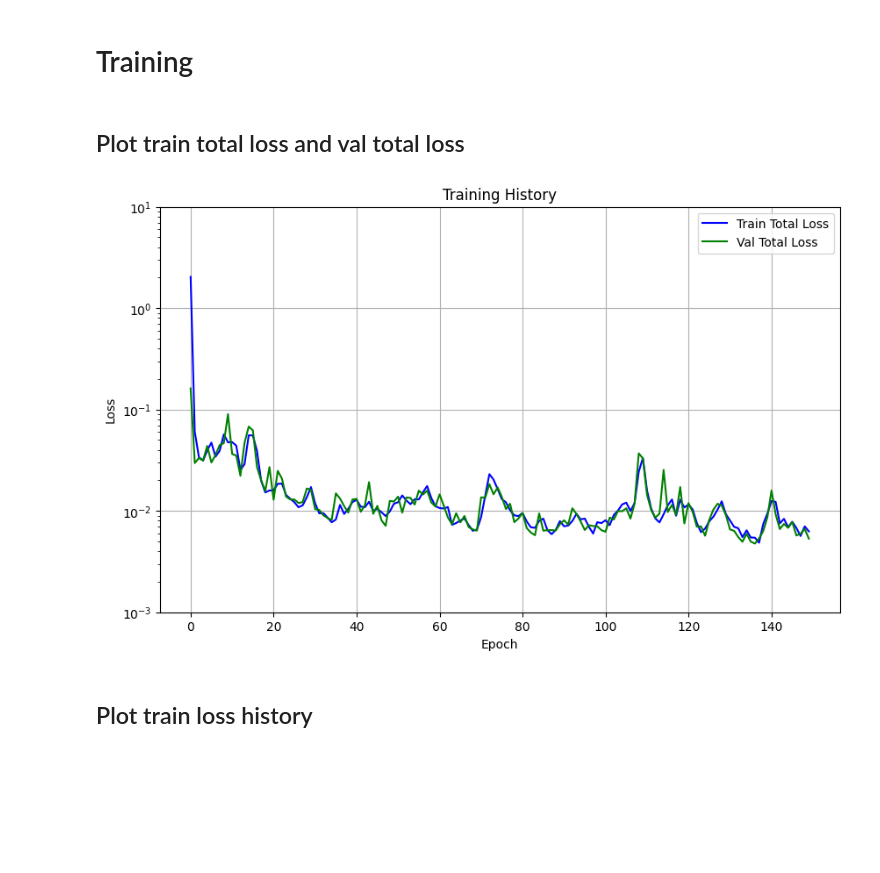
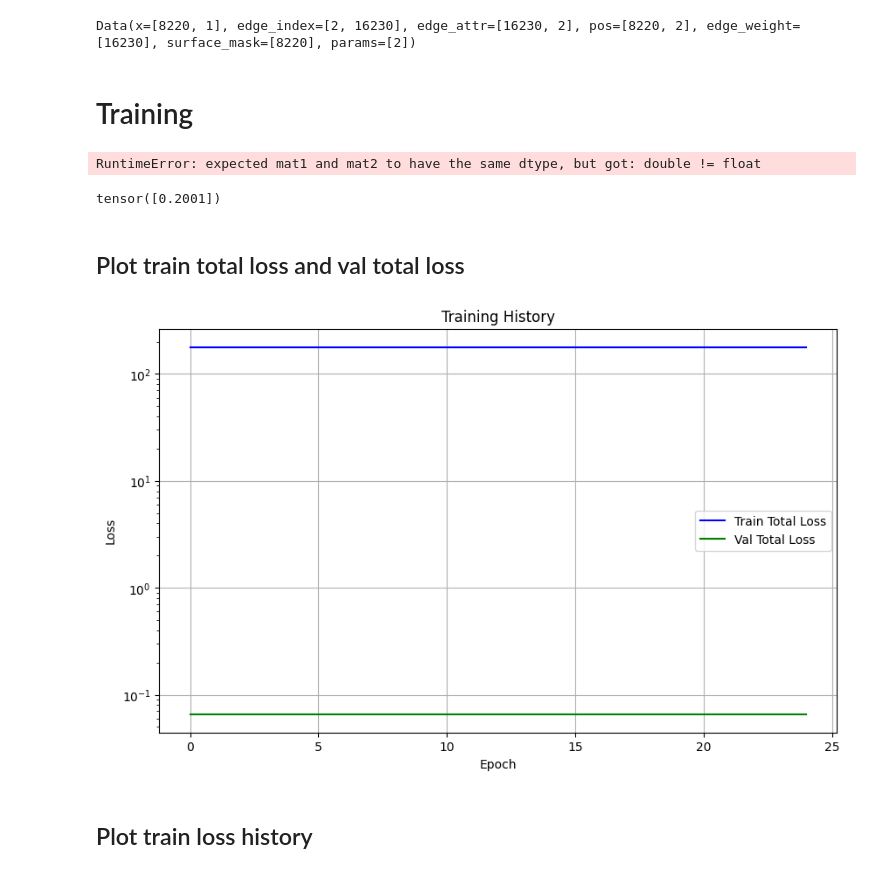
Before and after one commit to Arviano-Yuono/GAE-ROM, a Jupyter notebook: RANS_training.ipynb, the cells around one changed output. Cells and saved outputs as stored; diff of their text form; code cells hidden in the pictures; blank space fills up the shorter version.

```diff
--- a/RANS_training.ipynb
+++ b/RANS_training.ipynb
@@ -34,11 +34,11 @@ val_loader = DataLoader(dataset=val_dataset,
                         shuffle=False,
                         num_workers=config['training']['num_workers'])
 
-mu1 = np.array([10e4, 15e4, 20e4, 25e4, 30e4, 35e4, 40e4, 45e4, 50e4, 55e4, 60e4, 65e4, 70e4, 75e4, 80e4, 85e4, 90e4, 95e4, 100e4])
-mu2 = np.array([0, 1, 2, 3, 4, 5, 6, 7, 8, 9, 10, 11, 12, 13, 14, 15, 16, 17, 18, 19, 20])
-mu_space = [mu1, mu2]
-params = torch.tensor(np.array(list(product(*mu_space))))
-params = params.to(device)
+# mu1 = np.array([10e4, 15e4, 20e4, 25e4, 30e4, 35e4, 40e4, 45e4, 50e4, 55e4, 60e4, 65e4, 70e4, 75e4, 80e4, 85e4, 90e4, 95e4, 100e4])
+# mu2 = np.array([0, 1, 2, 3, 4, 5, 6, 7, 8, 9, 10, 11, 12, 13, 14, 15, 16, 17, 18, 19, 20])
+# mu_space = [mu1, mu2]
+# params = torch.tensor(np.array(list(product(*mu_space))))
+# params = params.to(device)
 
 num_graphs = train_dataset.num_graphs
-model = GAE(config, num_graphs).to(device)
+model = GAE(config, num_graphs, device).to(device)
@@ -45,37 +99,49 @@ model = GAE(config, num_graphs).to(device)
+# %%
+train_dataset[0]
+# %% [output]
+Data(x=[8220, 1], edge_index=[2, 16230], edge_attr=[16230, 2], pos=[8220, 2], edge_weight=[16230], surface_mask=[8220], params=[2])
 # %% [markdown]
 # Training
 # %%
 history = train(model = model,
                 device = device,
-                params = params,
                 train_loader = train_loader,
                 is_val = True,
                 val_loader = val_loader,
                 start_up_epoch=50,
-                save_best_model=True,
-                save_history=True,
+                save_best_model=False,
+                save_history=False,
+                minibatch=False,
                 config = config['training'])
 
 train_history, val_history = history
+# %% [output]
+RuntimeError: expected mat1 and mat2 to have the same dtype, but got: double != float
+# %%
+x = train_dataset[0].x
+
+torch.mean(x, dim = 0)
+# %% [output]
+tensor([0.2001])
 # %% [markdown]
 ## Plot train total loss and val total loss
 # %%
 train_total_loss = train_history['train_loss']
 val_total_loss = val_history['val_loss']
 
 plt.figure(figsize=(10, 6))
 plt.plot(train_total_loss, label='Train Total Loss', color='blue')
 plt.plot(val_total_loss, label='Val Total Loss', color='green')
-plt.ylim(0.001, 10)
+# plt.ylim(0.001, 10)
 plt.xlabel('Epoch')
 plt.ylabel('Loss')
 plt.title('Training History')
 plt.legend()
 plt.grid(True)
 plt.yscale('log')
 plt.show()
 # %% [output]
-[figure, old version]
+[figure, new version]
 # %% [markdown]
 ## Plot train loss history
 # %%
```
Also changed, not shown: parts of 11 cells of this notebook, 22 other files.
